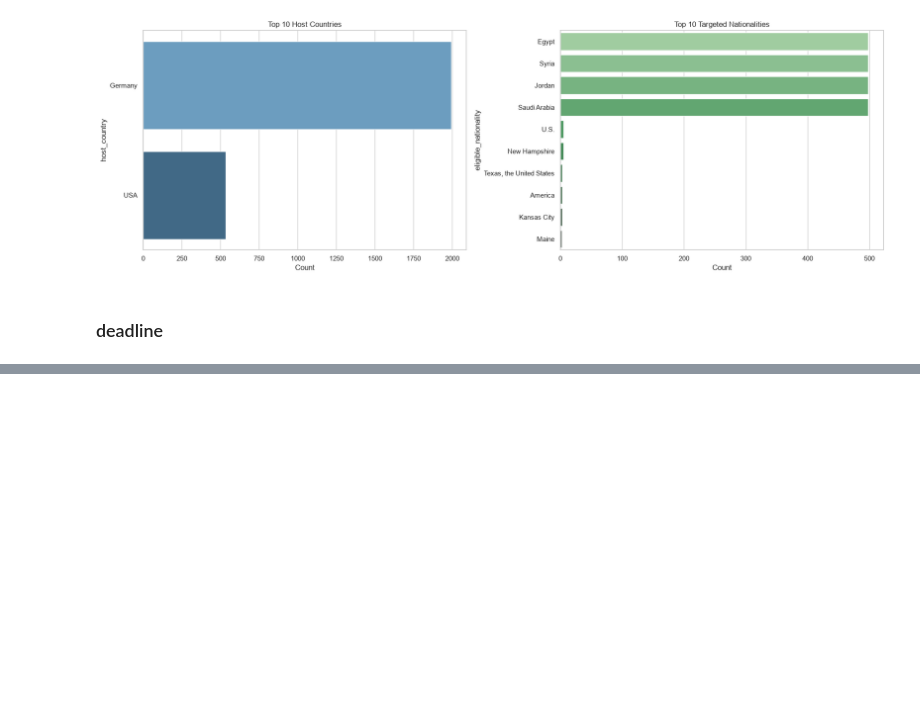
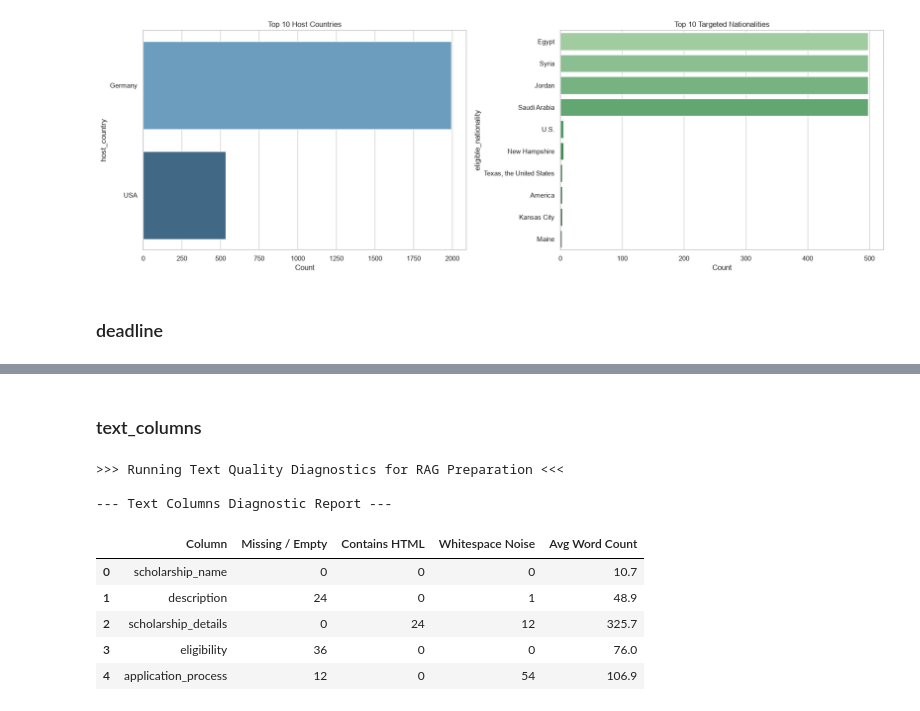
Before and after one commit to shaza-hussein/AI_Scholarship, a Jupyter notebook: notebooks/data_validation.ipynb, the cells around one changed output, grey strips where cells are left out. Cells and saved outputs as stored; diff of their text form; code cells hidden in the pictures; blank space fills up the shorter version.

```diff
--- a/notebooks/data_validation.ipynb
+++ b/notebooks/data_validation.ipynb
@@ -395,0 +590,53 @@ Saved complete mapping to CSV. Open in Excel to view all rows without truncation
+# %% [markdown]
+### text_columns
+# %%
+import pandas as pd
+import re
+
+print(">>> Running Text Quality Diagnostics for RAG Preparation <<<\n")
+
+text_columns = [
+    'scholarship_name', 'description', 'scholarship_details',
+    'eligibility', 'application_process'
+]
+
+diagnostic_results = []
+
+for col in text_columns:
+    # 1. Check missing or empty strings
+    missing_count = df_raw[col].isna().sum() + (df_raw[col].astype(str).str.strip() == '').sum()
+
+    # 2. Check for HTML presence
+    html_pattern = re.compile(r'<[^>]+>')
+    has_html_count = df_raw[col].astype(str).apply(lambda x: bool(html_pattern.search(x))).sum()
+
+    # 3. Check for excessive whitespaces or newlines
+    whitespace_pattern = re.compile(r'\s{3,}|\n{2,}')
+    has_noise_count = df_raw[col].astype(str).apply(lambda x: bool(whitespace_pattern.search(x))).sum()
+
+    # 4. Check average word count (to detect useless short texts)
+    avg_words = df_raw[col].astype(str).apply(lambda x: len(x.split())).mean()
+
+    diagnostic_results.append({
+        'Column': col,
+        'Missing / Empty': missing_count,
+        'Contains HTML': has_html_count,
+        'Whitespace Noise': has_noise_count,
+        'Avg Word Count': round(avg_words, 1)
+    })
+
+diag_df = pd.DataFrame(diagnostic_results)
+
+pd.set_option('display.max_columns', None)
+print("--- Text Columns Diagnostic Report ---")
+display(diag_df)
+# %% [output]
+>>> Running Text Quality Diagnostics for RAG Preparation <<<
+
+--- Text Columns Diagnostic Report ---
+|  | Column | Missing / Empty | Contains HTML | Whitespace Noise | Avg Word Count |
+| 0 | scholarship_name | 0 | 0 | 0 | 10.7 |
+| 1 | description | 24 | 0 | 1 | 48.9 |
+| 2 | scholarship_details | 0 | 24 | 12 | 325.7 |
+| 3 | eligibility | 36 | 0 | 0 | 76.0 |
+| 4 | application_process | 12 | 0 | 54 | 106.9 |
```
Also changed, not shown: parts of 11 cells of this notebook, 2 other files.
